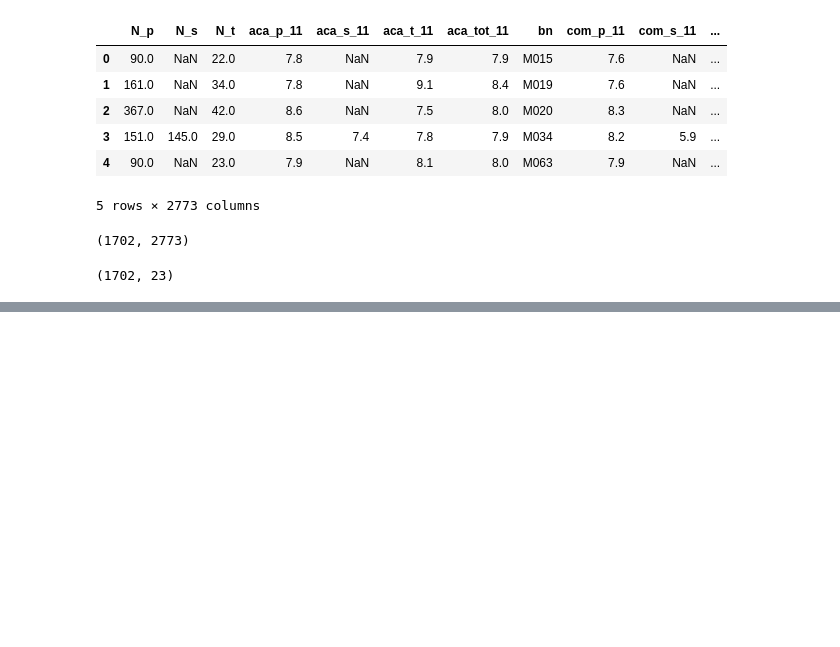
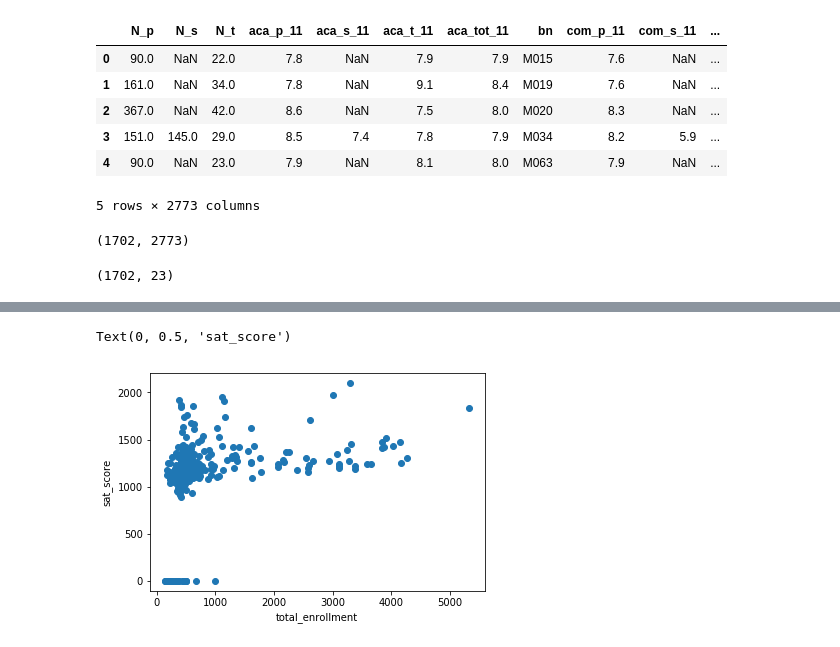
Before and after one commit to purvil/NYC-high-school-SAT-score-analysis, a Jupyter notebook: NYC high school data analysis.ipynb, the cells around one changed output, grey strips where cells are left out. Drawn from its saved outputs; the diff is of its cells as text; code cells hidden in the pictures; blank space fills up the shorter version.

Commit message:
Cleaned column names, combined data, visualize correlation

```diff
--- a/NYC high school data analysis.ipynb
+++ b/NYC high school data analysis.ipynb
@@ -171,0 +360,7 @@ data['survey'] = survey
+# %%
+data['survey'] = data['survey'].rename(columns={"dbn":"DBN"})
+# %%
+combined = combined.merge(data["class_size"], how="inner", on="DBN")
+combined = combined.merge(data["demographics"], how="inner", on="DBN")
+combined = combined.merge(data["survey"], how="inner", on="DBN")
+combined = combined.merge(data["hs_directory"], how="inner", on="DBN")
@@ -171,0 +369,5 @@ data['survey'] = survey
+# %%
+combined = combined.fillna(combined.mean())
+combined = combined.fillna(value=0)
+# %%
+combined["school_dist"] = combined.DBN.apply(lambda s:s[:2])
@@ -171,0 +408,7 @@ data['survey'] = survey
+# %%
+plt.scatter(x='total_enrollment', y='sat_score', data=combined)
+plt.xlabel("total_enrollment")
+plt.ylabel("sat_score")
+# %% [output]
+Text(0, 0.5, 'sat_score')
+[figure, added]
```
Also changed, not shown: parts of 43 cells of this notebook.
